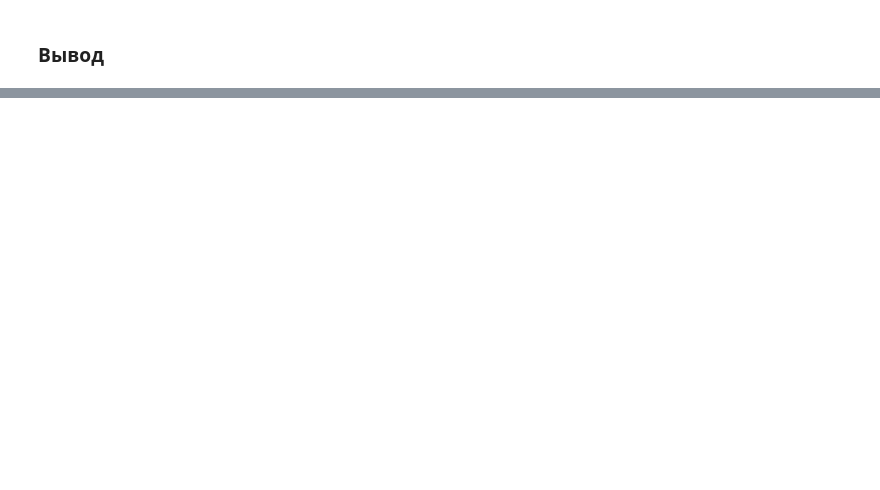
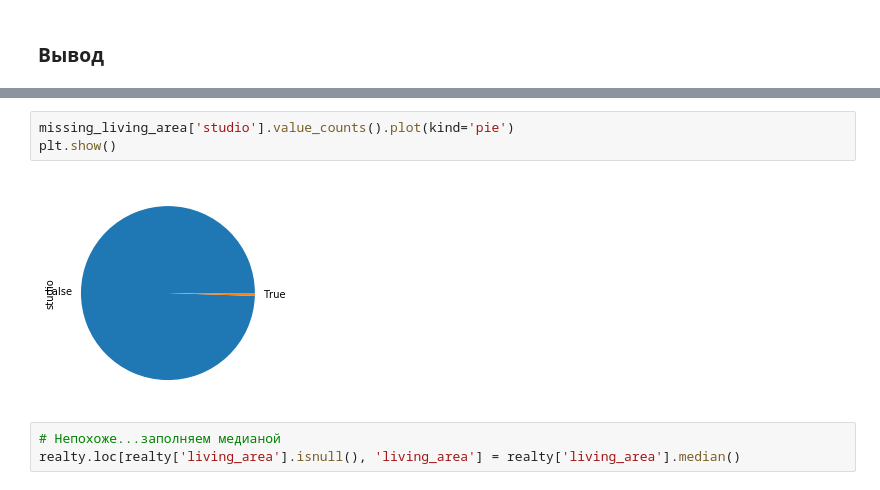
Before and after one commit to akrisanov/data-science-cource, a Jupyter notebook: course3/notebook.ipynb, the cells around one changed output, grey strips where cells are left out. Saved outputs shown, nothing was run; the diff lists cells and outputs as text; blank space fills up the shorter version.

```diff
--- a/course3/notebook.ipynb
+++ b/course3/notebook.ipynb
@@ -43,0 +264,8 @@
+# %%
+missing_living_area['studio'].value_counts().plot(kind='pie')
+plt.show()
+# %% [output]
+[figure, added]
+# %%
+# Непохоже...заполняем медианой
+realty.loc[realty['living_area'].isnull(), 'living_area'] = realty['living_area'].median()
```
Also changed, not shown: parts of 166 cells of this notebook, 1 other file.
